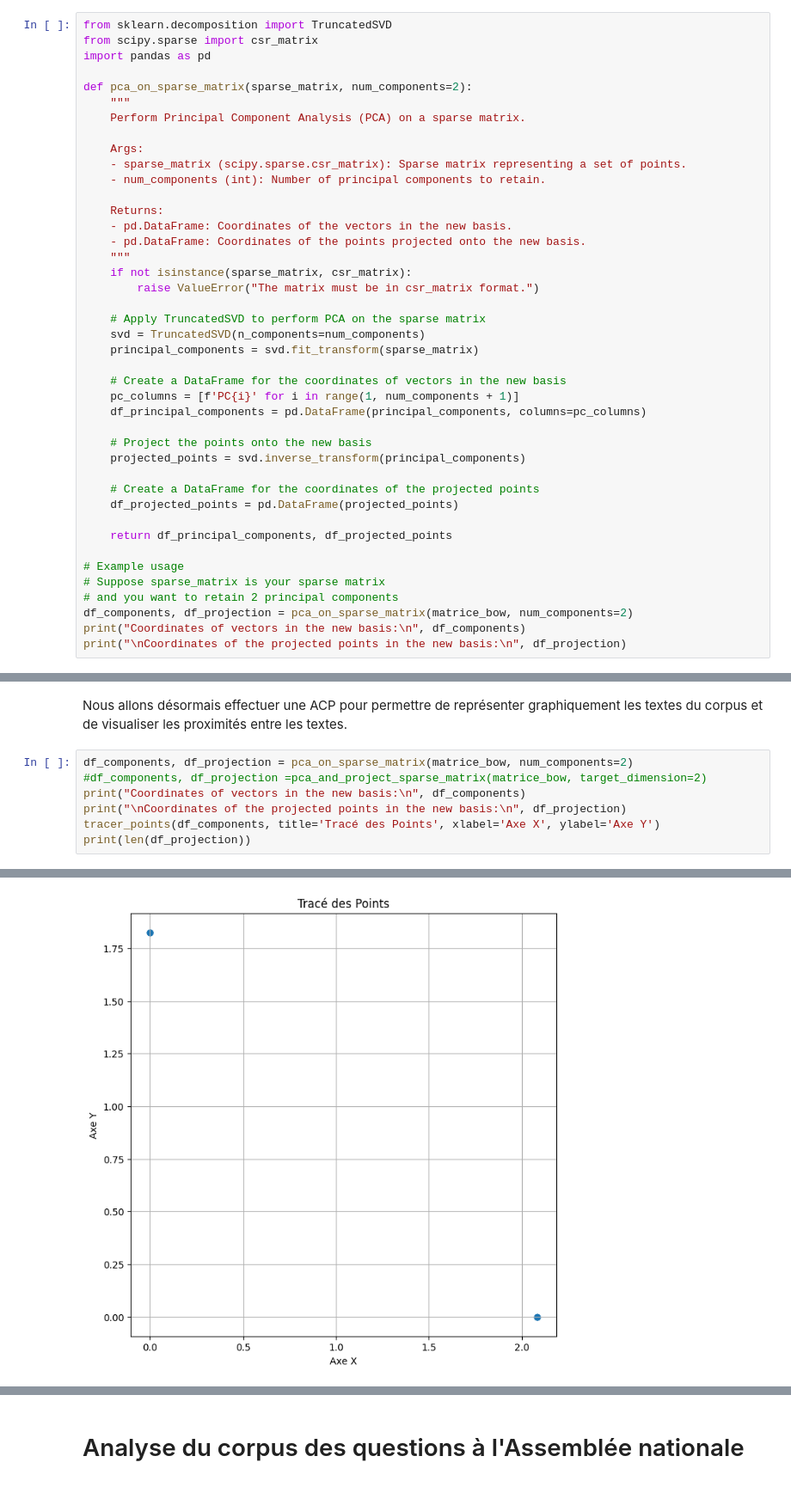
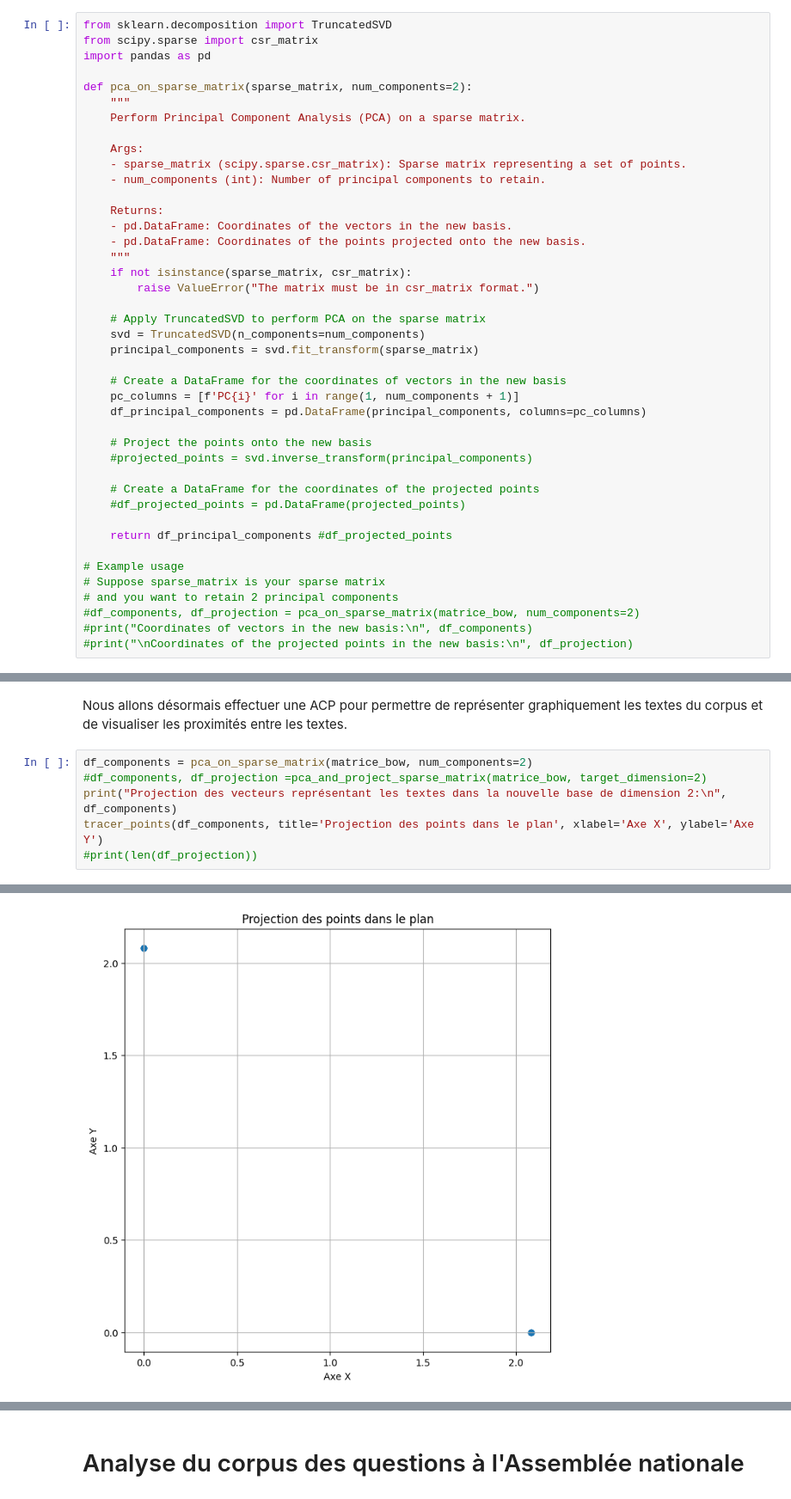
Before and after one commit to jcomperatore/PythonPourLaDataScience, a Jupyter notebook: Analyse thématique/première_analyse_textuelle.ipynb, the cells around one changed output, grey strips where cells are left out. Shown at 86% size. Drawn from its saved outputs; the diff is of its cells as text.

```diff
--- a/Analyse thématique/première_analyse_textuelle.ipynb
+++ b/Analyse thématique/première_analyse_textuelle.ipynb
@@ -95,16 +95,16 @@ def pca_on_sparse_matrix(sparse_matrix, num_components=2):
     df_principal_components = pd.DataFrame(principal_components, columns=pc_columns)
 
     # Project the points onto the new basis
-    projected_points = svd.inverse_transform(principal_components)
+    #projected_points = svd.inverse_transform(principal_components)
 
     # Create a DataFrame for the coordinates of the projected points
-    df_projected_points = pd.DataFrame(projected_points)
+    #df_projected_points = pd.DataFrame(projected_points)
 
-    return df_principal_components, df_projected_points
+    return df_principal_components #df_projected_points
 
 # Example usage
 # Suppose sparse_matrix is your sparse matrix
 # and you want to retain 2 principal components
-df_components, df_projection = pca_on_sparse_matrix(matrice_bow, num_components=2)
-print("Coordinates of vectors in the new basis:\n", df_components)
-print("\nCoordinates of the projected points in the new basis:\n", df_projection)
+#df_components, df_projection = pca_on_sparse_matrix(matrice_bow, num_components=2)
+#print("Coordinates of vectors in the new basis:\n", df_components)
+#print("\nCoordinates of the projected points in the new basis:\n", df_projection)
@@ -277,10 +188,9 @@ On obtient bien deux clusters, le premier regroupant les trois premiers textes,
 # %% [markdown]
 Nous allons désormais effectuer une ACP pour permettre de représenter graphiquement les textes du corpus et de visualiser les proximités entre les textes.
 # %%
-df_components, df_projection = pca_on_sparse_matrix(matrice_bow, num_components=2)
+df_components = pca_on_sparse_matrix(matrice_bow, num_components=2)
 #df_components, df_projection =pca_and_project_sparse_matrix(matrice_bow, target_dimension=2)
-print("Coordinates of vectors in the new basis:\n", df_components)
-print("\nCoordinates of the projected points in the new basis:\n", df_projection)
-tracer_points(df_components, title='Tracé des Points', xlabel='Axe X', ylabel='Axe Y')
-print(len(df_projection))
+print("Projection des vecteurs représentant les textes dans la nouvelle base de dimension 2:\n", df_components)
+tracer_points(df_components, title='Projection des points dans le plan', xlabel='Axe X', ylabel='Axe Y')
+#print(len(df_projection))
 # %% [output]
@@ -304 +205 @@ Coordinates of the projected points in the new basis:
-[figure, old version]
+[figure, new version]
```
Also changed, not shown: parts of 6 cells of this notebook.
